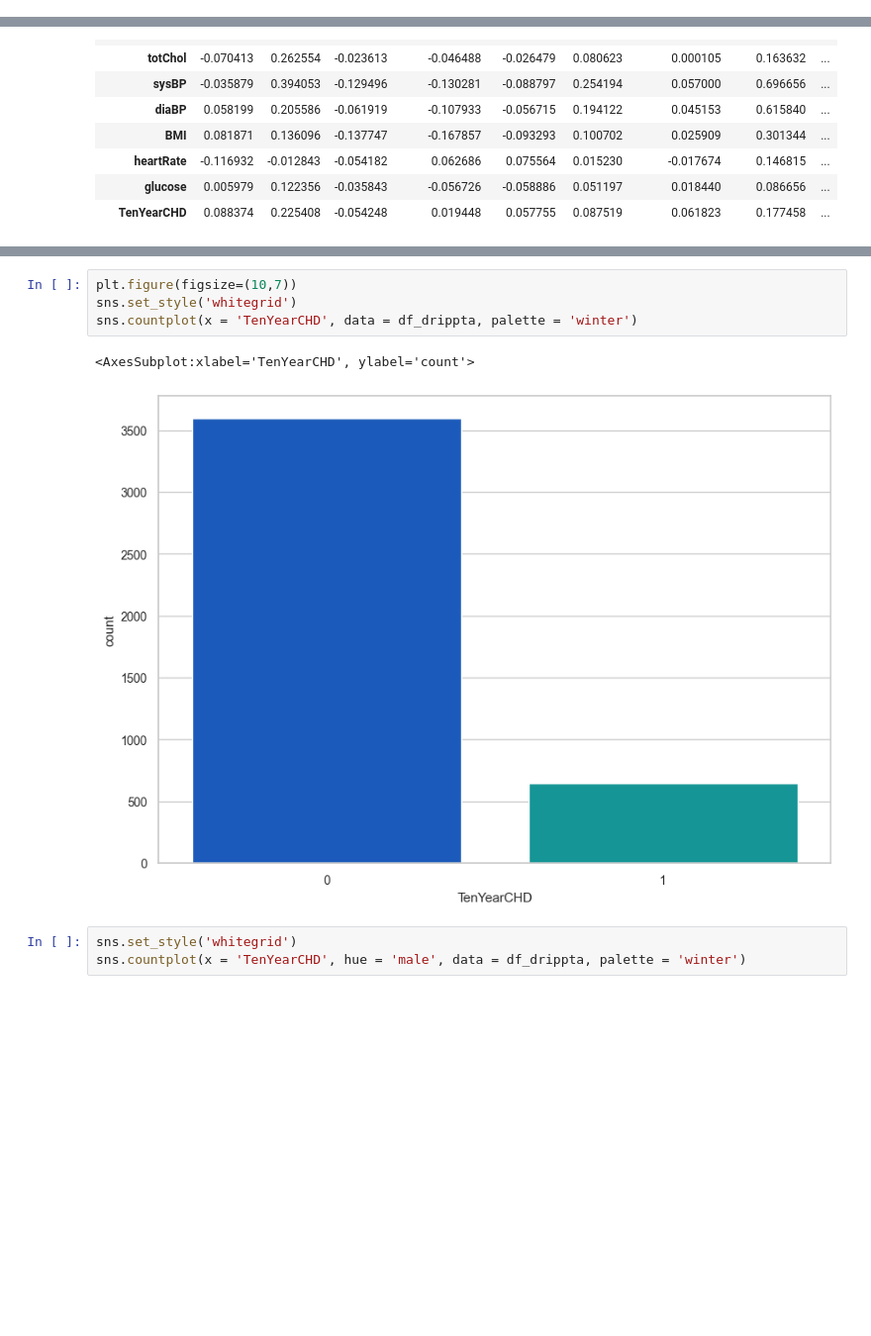
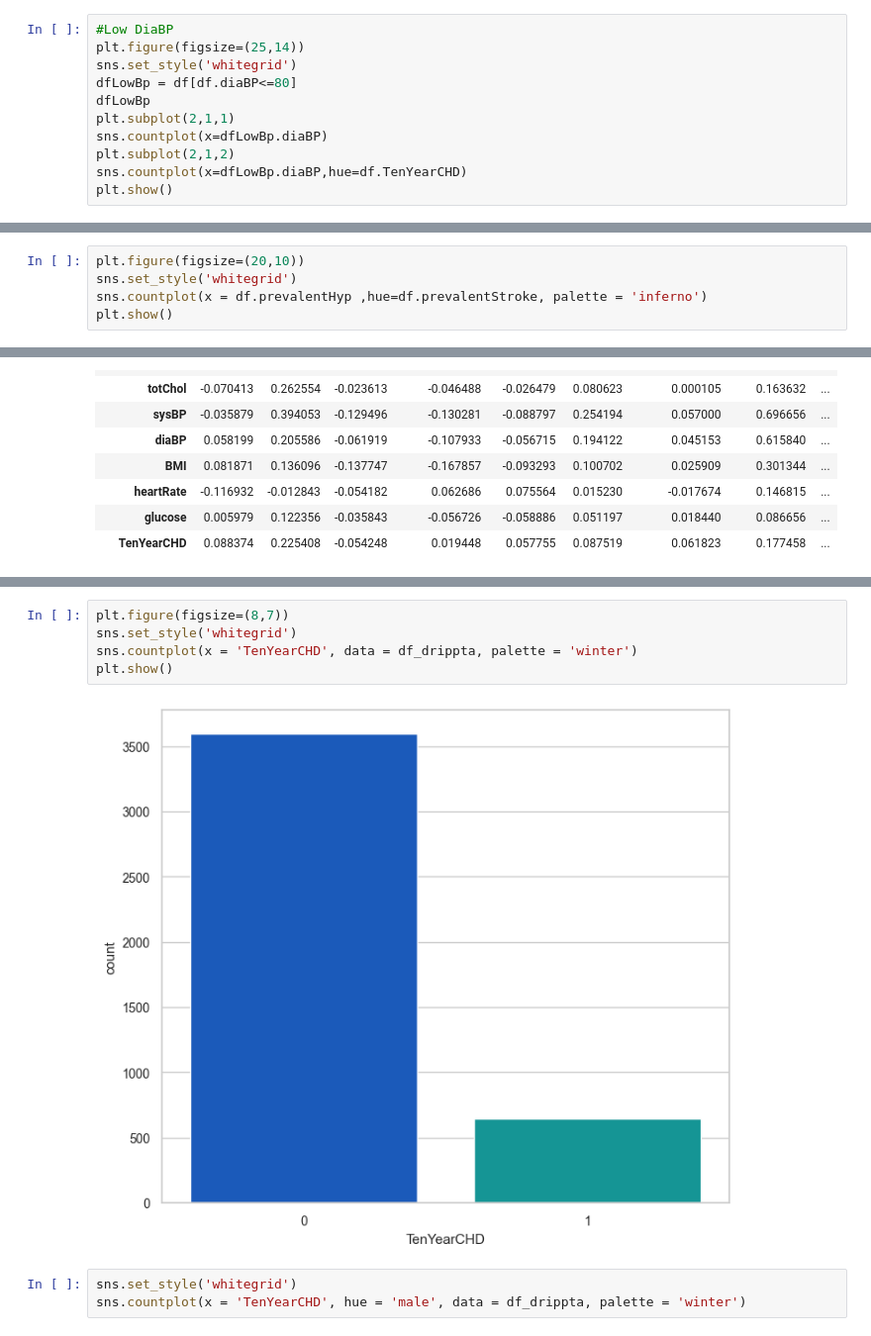
Before and after one commit to SubhodipRoy161101/heart_disease_predictor, a Jupyter notebook: Heart_Disease_Predictor.ipynb, the cells around one changed output, grey strips where cells are left out. Shown at 99% size. Cells and saved outputs as stored; diff of their text form; blank space fills up the shorter version.

```diff
--- a/Heart_Disease_Predictor.ipynb
+++ b/Heart_Disease_Predictor.ipynb
@@ -465,0 +533,11 @@ sns.countplot(x=df.glucose[:20],hue=df.male)
+# %%
+#Low DiaBP
+plt.figure(figsize=(25,14))
+sns.set_style('whitegrid')
+dfLowBp = df[df.diaBP<=80]
+dfLowBp
+plt.subplot(2,1,1)
+sns.countplot(x=dfLowBp.diaBP)
+plt.subplot(2,1,2)
+sns.countplot(x=dfLowBp.diaBP,hue=df.TenYearCHD)
+plt.show()
@@ -477,0 +646,5 @@ df.head()
+# %%
+plt.figure(figsize=(20,10))
+sns.set_style('whitegrid')
+sns.countplot(x = df.prevalentHyp ,hue=df.prevalentStroke, palette = 'inferno')
+plt.show()
@@ -557,11 +732,11 @@ sns.heatmap(df_drippta.corr(),cmap="magma", annot = True, annot_kws = {"size":10
 [figure]
 # %%
-plt.figure(figsize=(10,7))
+plt.figure(figsize=(8,7))
 sns.set_style('whitegrid')
 sns.countplot(x = 'TenYearCHD', data = df_drippta, palette = 'winter')
+plt.show()
 # %% [output]
-<AxesSubplot:xlabel='TenYearCHD', ylabel='count'>
-[figure, old version]
+[figure, new version]
 # %%
 sns.set_style('whitegrid')
 sns.countplot(x = 'TenYearCHD', hue = 'male', data = df_drippta, palette = 'winter')
```
Also changed, not shown: parts of 48 cells of this notebook.
